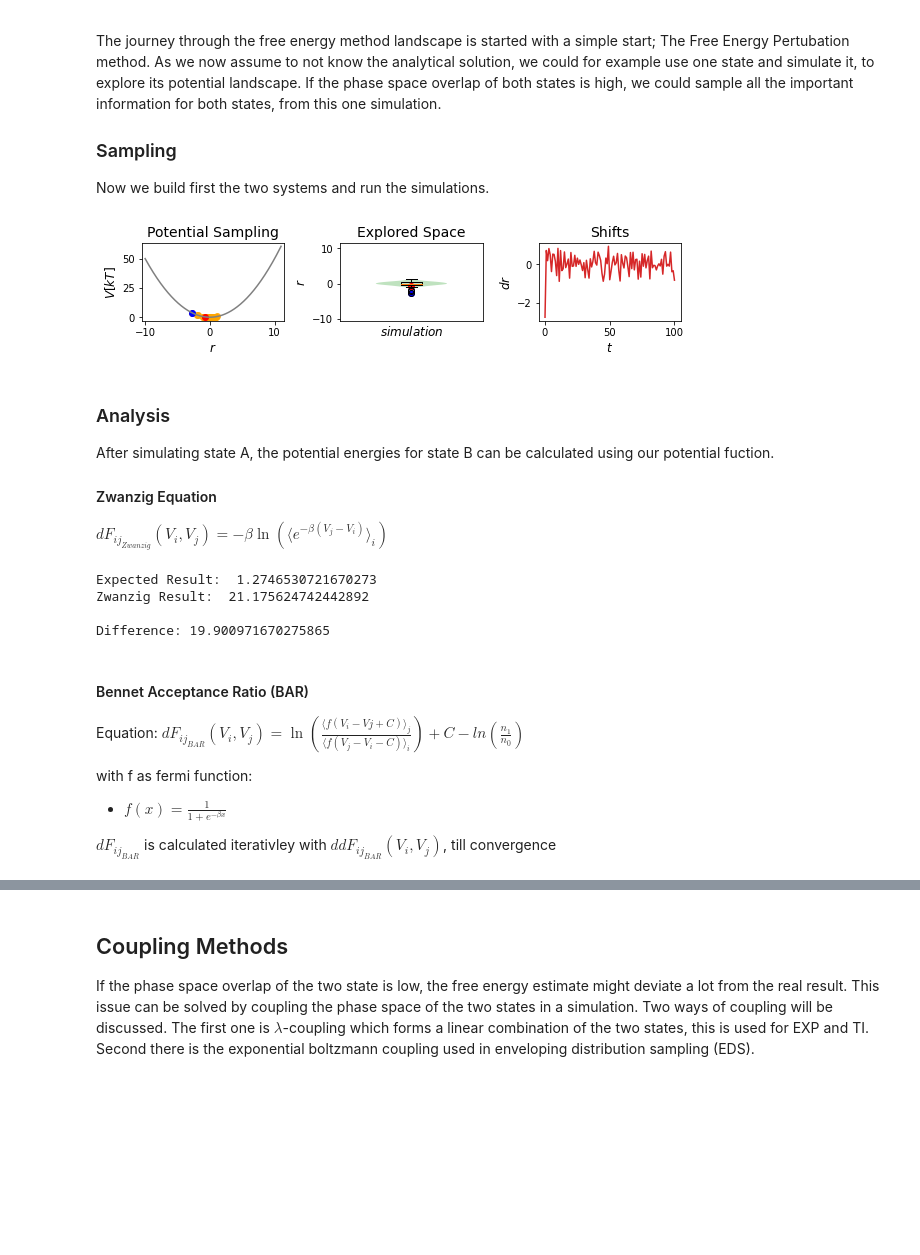
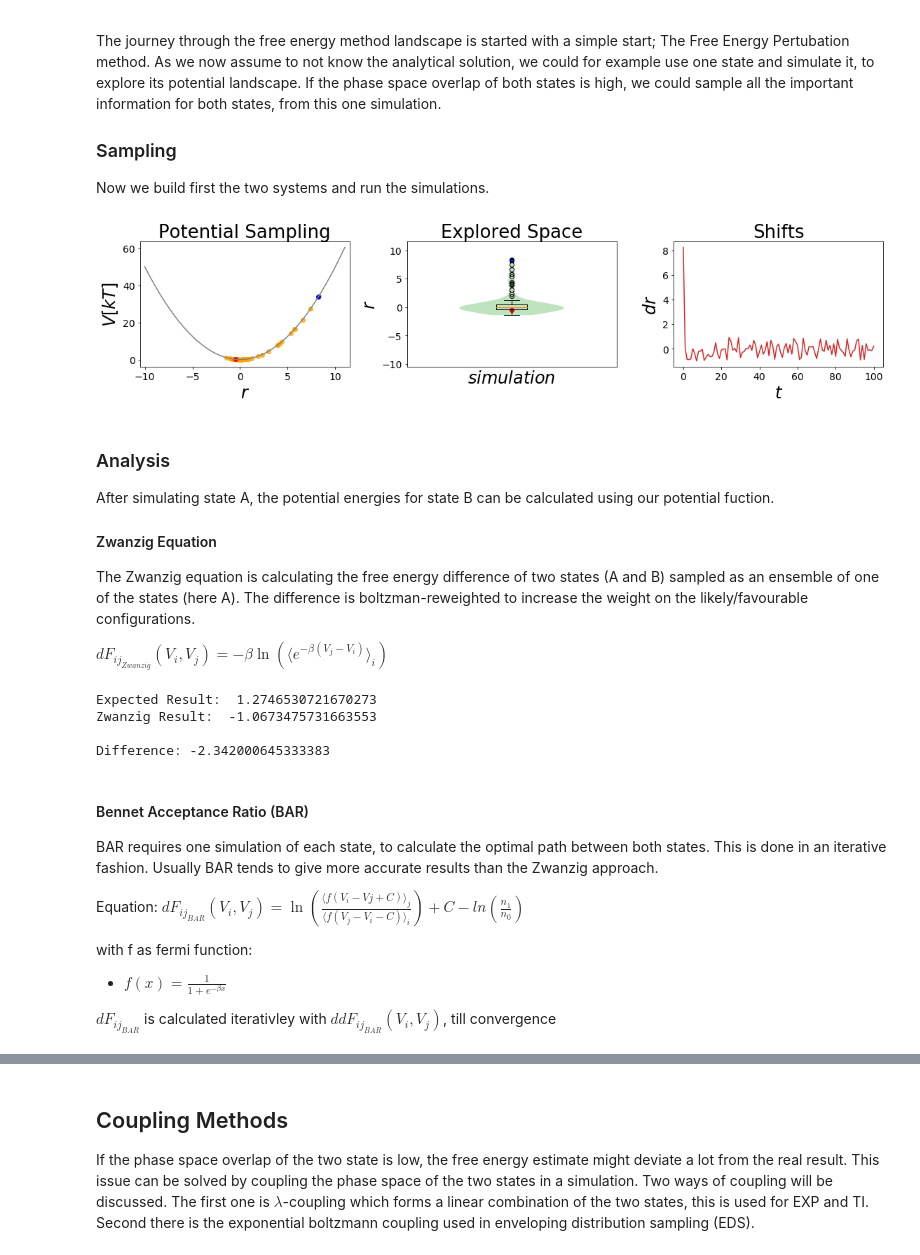
Before and after one commit to rinikerlab/Ensembler, a Jupyter notebook: examples/Example_FreeEnergyCalculationSimulation.ipynb, the cells around one changed output, grey strips where cells are left out. Cells and saved outputs as stored; diff of their text form; code cells hidden in the pictures; blank space fills up the shorter version.

```diff
--- a/examples/Example_FreeEnergyCalculationSimulation.ipynb
+++ b/examples/Example_FreeEnergyCalculationSimulation.ipynb
@@ -87,7 +93,9 @@ for key, value in plot_layout_settings.items():
 ## Benchmarking parameters
 Here we define some parameters that allow us an easier comparison of the different methods.
 # %%
-simulation_steps_total_per_approach = 100#"00 #more steps better free energies, but if you just want to try 1000 ist quite fast.
+steps = simulation_steps_total_per_approach = 100#00 #more steps better free energies, but if you just want to try 1000 ist quite fast.
+equilibration_steps = simulation_steps_total_per_approach//10
+
 space_range = [-5, 5] #This defines our one dimensional coordinate space
 temperature = 30 # for the metropolis criterion of MMC sampler
 sampler = metropolisMonteCarloIntegrator(step_size_coefficient=1) # With this algorithm wer are going to sample the potentials
@@ -155,26 +163,22 @@ If the phase space overlap of both states is high, we could sample all the impor
 Now we build first the two systems and run the simulations.
 # %%
 #Simulate the two states:
-steps = simulation_steps_total_per_approach
-equilibration_steps = 100
-
 ##Build Systems
-
 systemA = system(potential=V_A, sampler=sampler, temperature=temperature)
 systemB = system(potential=V_B, sampler=sampler, temperature=temperature)
 
 ##Simulate:
 systemA.simulate(steps)
 stateA_traj = systemA.trajectory
 _ = oneD_simulation_analysis_plot(systemA, limits_coordinate_space=np.linspace(-10,10) )
 # %% [output]
-[figure, old version]
+[figure, new version]
 # %% [markdown]
 ### Analysis
 After simulating state A, the potential energies for state B can be calculated using our potential fuction.
 
 #### Zwanzig Equation
-
+The Zwanzig equation is calculating the free energy difference of two states (A and B) sampled as an ensemble of one of the states (here A). The difference is boltzman-reweighted to increase the weight on the likely/favourable configurations.
 
 $  dF_{ij_{Zwanzig}}(V_i, V_j) = - \beta \ln(\langle e^{-\beta(V_j-V_i)} \rangle_i ) $
 # %%
@@ -190,11 +194,12 @@ print()
 print("Difference:", dF_AB_zwanzig - dF_AB_expected)
 # %% [output]
 Expected Result:  1.2746530721670273
-Zwanzig Result:  21.175624742442892
+Zwanzig Result:  -1.0673475731663553
 
-Difference: 19.900971670275865
+Difference: -2.342000645333383
 # %% [markdown]
 #### Bennet Acceptance Ratio (BAR)
+BAR requires one simulation of each state, to calculate the optimal path between both states. This is done in an iterative fashion. Usually BAR tends to give more accurate results than the Zwanzig approach.
 
 Equation:
 $ dF_{ij_{BAR}}(V_i, V_j) = \ln(\frac{\langle f(V_i-Vj+C) \rangle_j}{\langle f(V_j-V_i-C) \rangle_i}) + C - ln(\frac{n_1}{n_0})$
```
Also changed, not shown: parts of 85 cells of this notebook.
